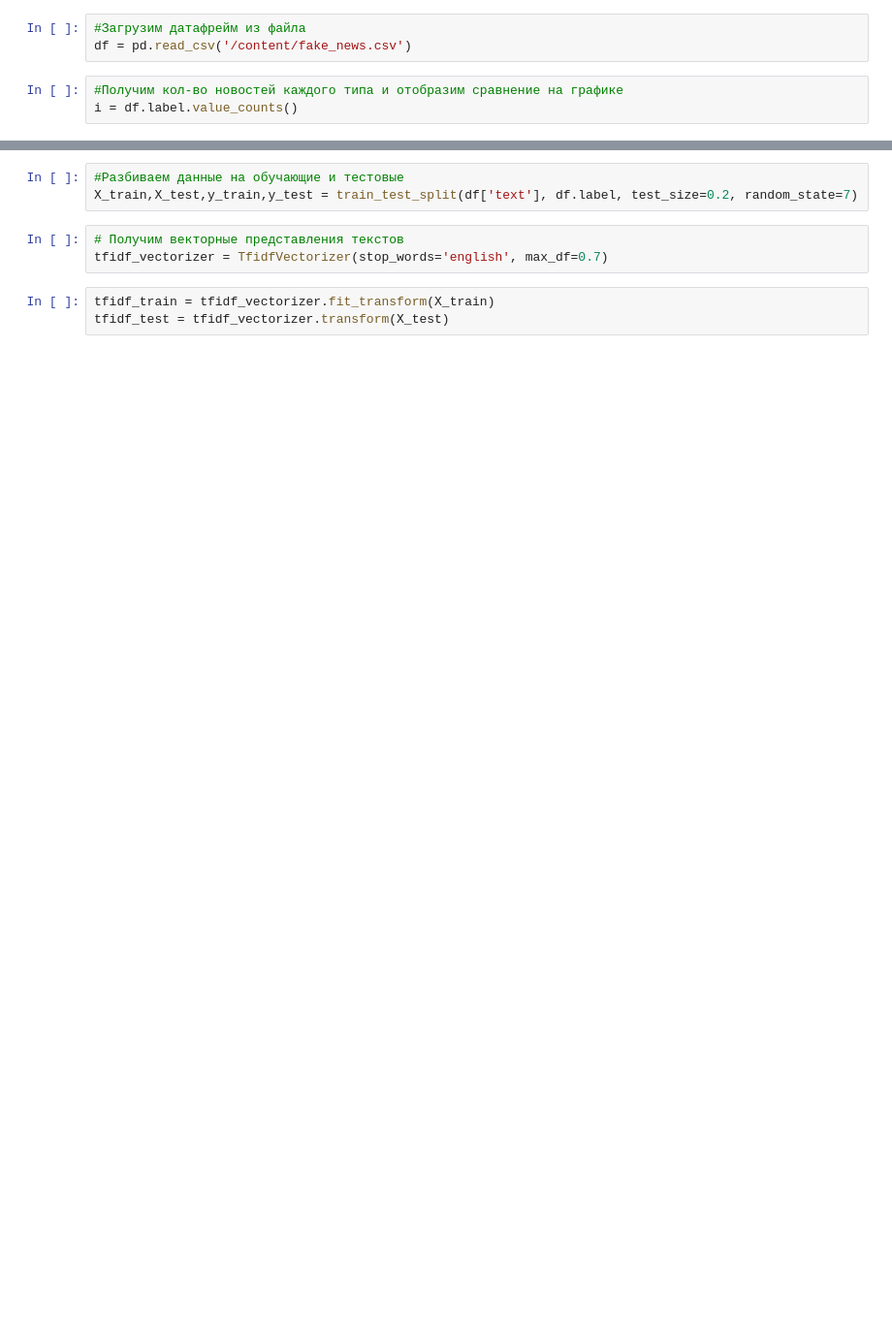
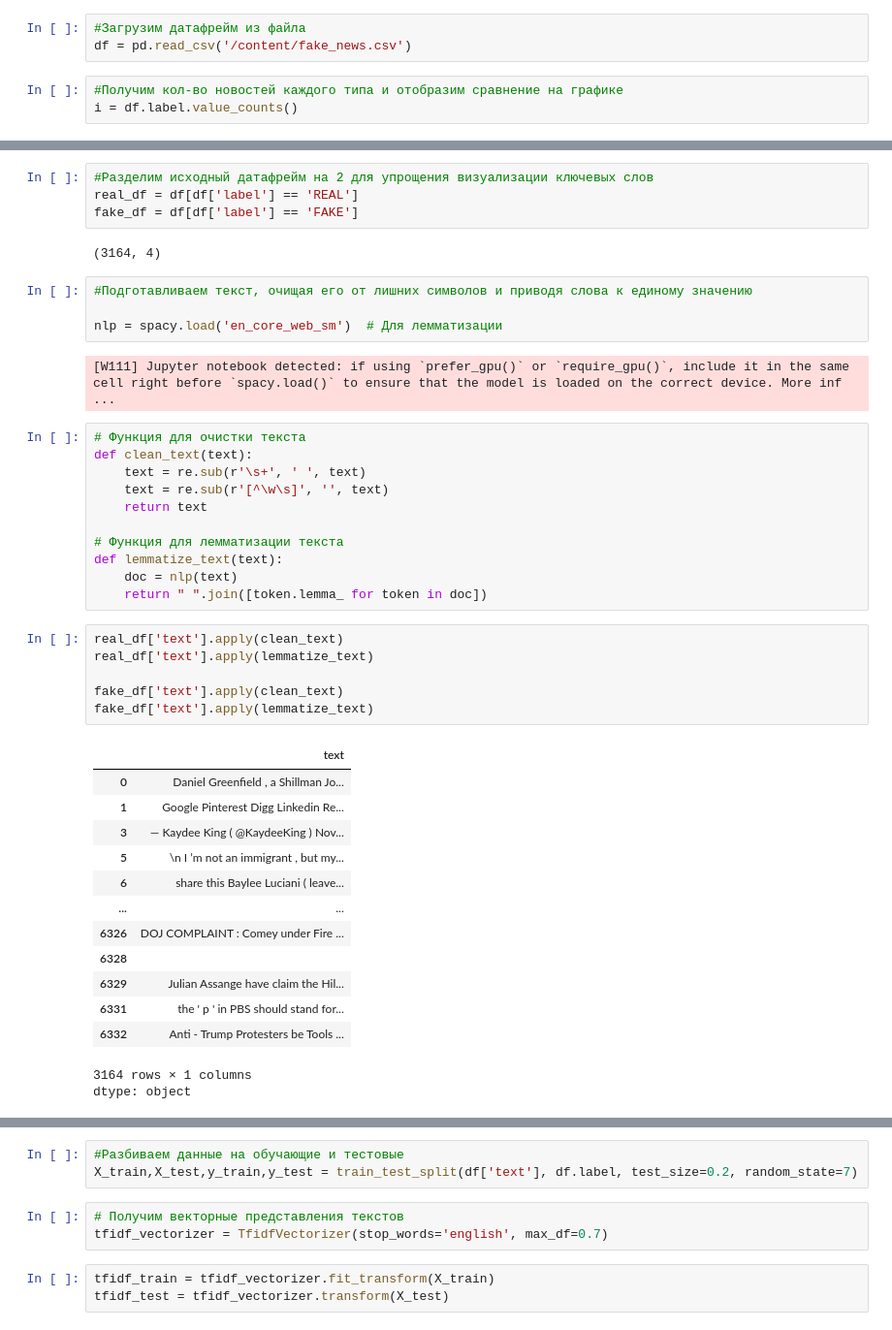
Before and after one commit to awessine/fake_news_detection, a Jupyter notebook: Обнаружение_фальшивых_новостей.ipynb, the cells around one changed output, grey strips where cells are left out. Shown: that part at 97% size. Saved outputs shown, nothing was run; the diff lists cells and outputs as text; blank space fills up the shorter version.

```diff
--- a/Обнаружение_фальшивых_новостей.ipynb
+++ b/Обнаружение_фальшивых_новостей.ipynb
@@ -42,3 +54,47 @@ fig.show()
 #Как можно увидеть, датасет содержит примерно одиноковое кол-во и реальных и фейковых новостей
 # %% [output]
 [interactive output not drawn]
+# %%
+#Разделим исходный датафрейм на 2 для упрощения визуализации ключевых слов
+real_df = df[df['label'] == 'REAL']
+fake_df = df[df['label'] == 'FAKE']
+# %% [output]
+(3164, 4)
+# %%
+#Подготавливаем текст, очищая его от лишних символов и приводя слова к единому значению
+
+nlp = spacy.load('en_core_web_sm')  # Для лемматизации
+# %% [output]
+[W111] Jupyter notebook detected: if using `prefer_gpu()` or `require_gpu()`, include it in the same cell right before `spacy.load()` to ensure that the model is loaded on the correct device. More inf ...
+# %%
+# Функция для очистки текста
+def clean_text(text):
+    text = re.sub(r'\s+', ' ', text)
+    text = re.sub(r'[^\w\s]', '', text)
+    return text
+
+# Функция для лемматизации текста
+def lemmatize_text(text):
+    doc = nlp(text)
+    return " ".join([token.lemma_ for token in doc])
+# %%
+real_df['text'].apply(clean_text)
+real_df['text'].apply(lemmatize_text)
+
+fake_df['text'].apply(clean_text)
+fake_df['text'].apply(lemmatize_text)
+# %% [output]
+|  | text |
+| 0 | Daniel Greenfield , a Shillman Jo... |
+| 1 | Google Pinterest Digg Linkedin Re... |
+| 3 | — Kaydee King ( @KaydeeKing ) Nov... |
+| 5 | \n I ’m not an immigrant , but my... |
+| 6 | share this Baylee Luciani ( leave... |
+| ... | ... |
+| 6326 | DOJ COMPLAINT : Comey under Fire ... |
+| 6328 |  |
+| 6329 | Julian Assange have claim the Hil... |
+| 6331 | the ' p ' in PBS should stand for... |
+| 6332 | Anti - Trump Protesters be Tools ... |
+3164 rows × 1 columns
+dtype: object
```
Also changed, not shown: parts of 6 cells of this notebook.
